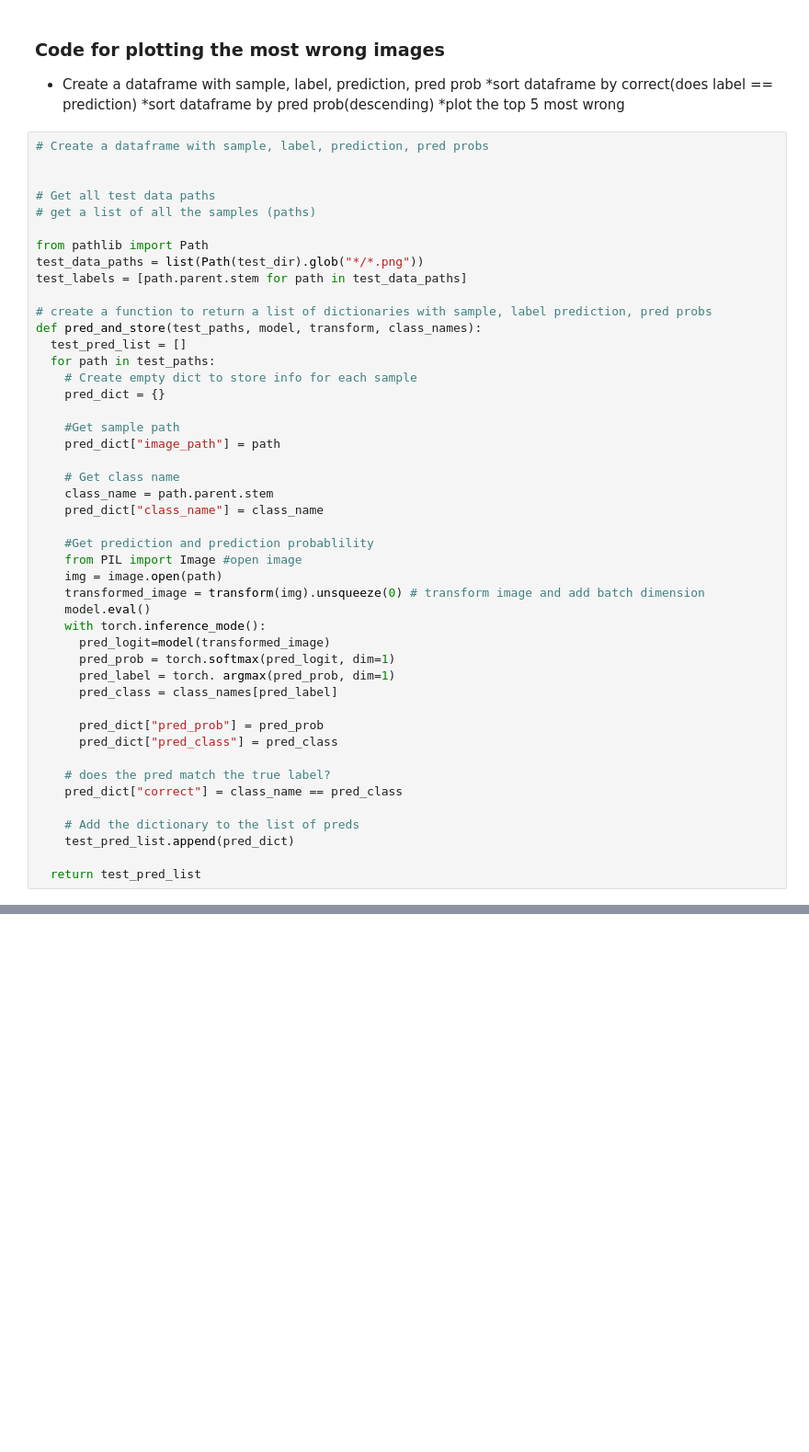
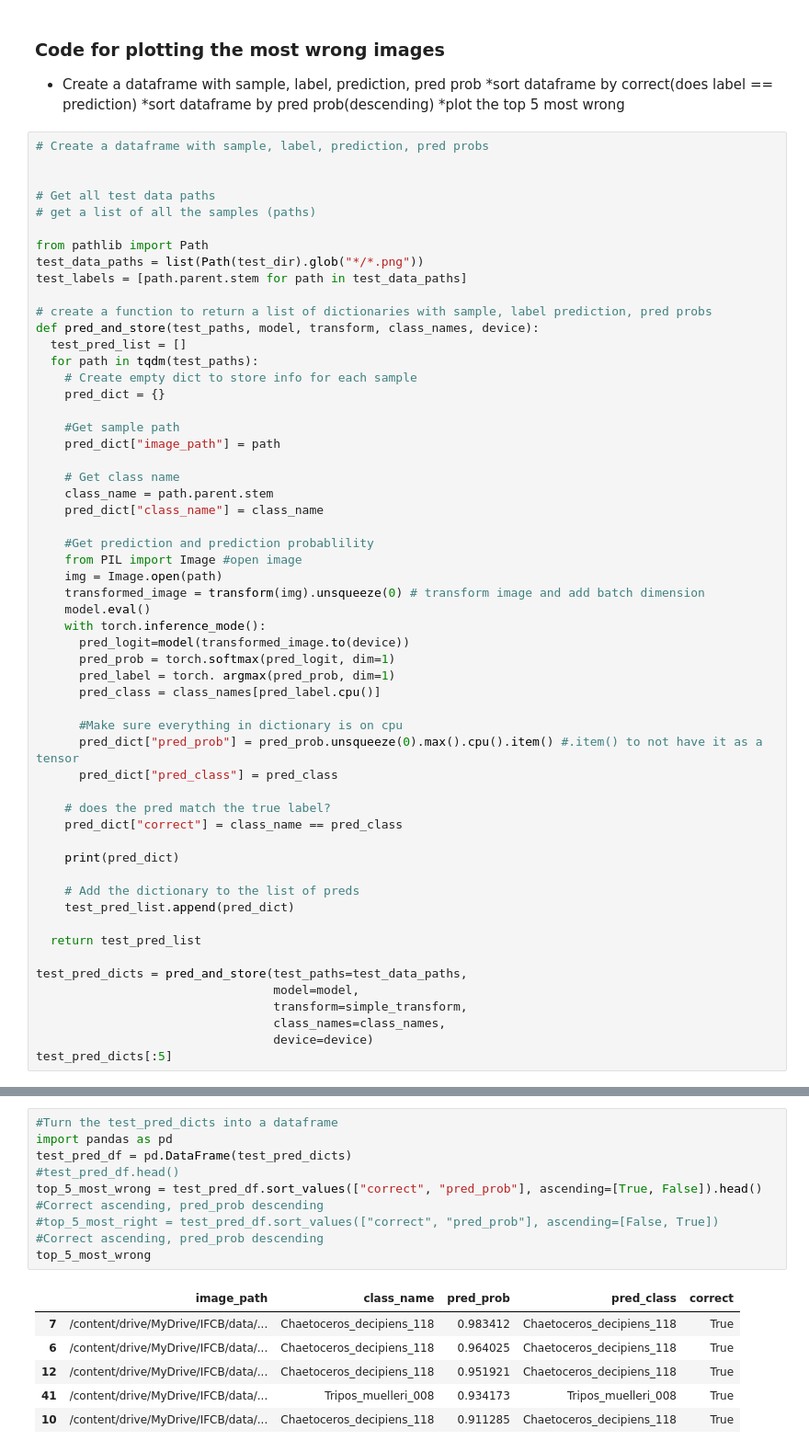
Before and after one commit to maritnorli/IFCB_CNN_Classify, a Jupyter notebook: CNN_transferlearning_IFCB.ipynb, the cells around one changed output, grey strips where cells are left out. Shown at 92% size. Drawn from its saved outputs; the diff is of its cells as text; blank space fills up the shorter version.

```diff
--- a/CNN_transferlearning_IFCB.ipynb
+++ b/CNN_transferlearning_IFCB.ipynb
@@ -296,9 +296,9 @@ test_data_paths = list(Path(test_dir).glob("*/*.png"))
 test_labels = [path.parent.stem for path in test_data_paths]
 
 # create a function to return a list of dictionaries with sample, label prediction, pred probs
-def pred_and_store(test_paths, model, transform, class_names):
+def pred_and_store(test_paths, model, transform, class_names, device):
   test_pred_list = []
-  for path in test_paths:
+  for path in tqdm(test_paths):
     # Create empty dict to store info for each sample
     pred_dict = {}
 
@@ -311,22 +311,32 @@ def pred_and_store(test_paths, model, transform, class_names):
 
     #Get prediction and prediction probablility
     from PIL import Image #open image
-    img = image.open(path)
+    img = Image.open(path)
     transformed_image = transform(img).unsqueeze(0) # transform image and add batch dimension
     model.eval()
     with torch.inference_mode():
-      pred_logit=model(transformed_image)
+      pred_logit=model(transformed_image.to(device))
       pred_prob = torch.softmax(pred_logit, dim=1)
       pred_label = torch. argmax(pred_prob, dim=1)
-      pred_class = class_names[pred_label]
+      pred_class = class_names[pred_label.cpu()]
 
-      pred_dict["pred_prob"] = pred_prob
+      #Make sure everything in dictionary is on cpu
+      pred_dict["pred_prob"] = pred_prob.unsqueeze(0).max().cpu().item() #.item() to not have it as a tensor
       pred_dict["pred_class"] = pred_class
 
     # does the pred match the true label?
     pred_dict["correct"] = class_name == pred_class
 
+    print(pred_dict)
+
     # Add the dictionary to the list of preds
     test_pred_list.append(pred_dict)
 
   return test_pred_list
+
+test_pred_dicts = pred_and_store(test_paths=test_data_paths,
+                                 model=model,
+                                 transform=simple_transform,
+                                 class_names=class_names,
+                                 device=device)
+test_pred_dicts[:5]
@@ -332,0 +378,15 @@ def pred_and_store(test_paths, model, transform, class_names):
+# %%
+#Turn the test_pred_dicts into a dataframe
+import pandas as pd
+test_pred_df = pd.DataFrame(test_pred_dicts)
+#test_pred_df.head()
+top_5_most_wrong = test_pred_df.sort_values(["correct", "pred_prob"], ascending=[True, False]).head() #Correct ascending, pred_prob descending
+#top_5_most_right = test_pred_df.sort_values(["correct", "pred_prob"], ascending=[False, True]) #Correct ascending, pred_prob descending
+top_5_most_wrong
+# %% [output]
+|  | image_path | class_name | pred_prob | pred_class | correct |
+| 7 | /content/drive/MyDrive/IFCB/data/... | Chaetoceros_decipiens_118 | 0.983412 | Chaetoceros_decipiens_118 | True |
+| 6 | /content/drive/MyDrive/IFCB/data/... | Chaetoceros_decipiens_118 | 0.964025 | Chaetoceros_decipiens_118 | True |
+| 12 | /content/drive/MyDrive/IFCB/data/... | Chaetoceros_decipiens_118 | 0.951921 | Chaetoceros_decipiens_118 | True |
+| 41 | /content/drive/MyDrive/IFCB/data/... | Tripos_muelleri_008 | 0.934173 | Tripos_muelleri_008 | True |
+| 10 | /content/drive/MyDrive/IFCB/data/... | Chaetoceros_decipiens_118 | 0.911285 | Chaetoceros_decipiens_118 | True |
```
Also changed, not shown: parts of 18 cells of this notebook.
